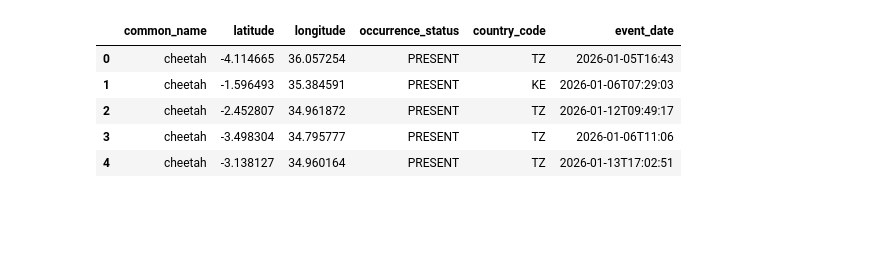
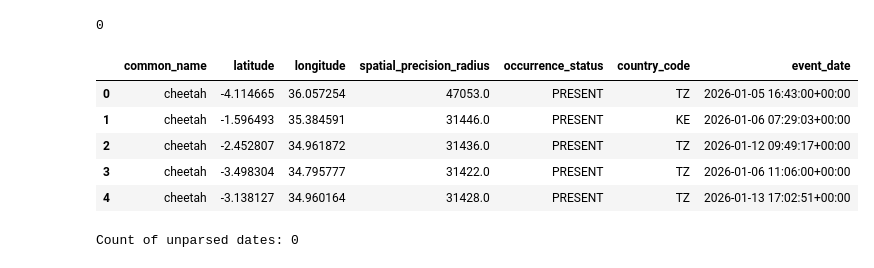
Before and after one commit to ptjuanramos/safari-ai-explorer-notebook, a Jupyter notebook: animals-sightnings/02_gbif_ocurrences.ipynb, the cells around one changed output. Saved outputs shown, nothing was run; the diff lists cells and outputs as text; code cells hidden in the pictures; blank space fills up the shorter version.

```diff
--- a/animals-sightnings/02_gbif_ocurrences.ipynb
+++ b/animals-sightnings/02_gbif_ocurrences.ipynb
@@ -51,24 +51,41 @@ for common_name, sci_name in TARGET_SPECIES.items():
     all_records.extend(records)
 
 df = pd.DataFrame(all_records)
+# %%
+nan_count = df["eventDate"].isna().sum()
+print(nan_count)
+# %% [output]
+0
 # %%
-df_simplified = df[["target_label", "decimalLatitude", "decimalLongitude", "occurrenceStatus", "countryCode", "eventDate"]]
+df_simplified = df[["target_label", "decimalLatitude", "decimalLongitude", "coordinateUncertaintyInMeters", "occurrenceStatus", "countryCode", "eventDate"]]
+
 df_simplified = df_simplified.rename(
     columns={
         "target_label": "common_name",
         "decimalLatitude": "latitude",
         "decimalLongitude": "longitude",
+        "coordinateUncertaintyInMeters": "spatial_precision_radius",
         "occurrenceStatus": "occurrence_status",
         "countryCode": "country_code",
         "eventDate": "event_date",
     }
 )
 
+df_simplified["event_date"] = pd.to_datetime(
+    df_simplified["event_date"], format="mixed", errors="coerce", utc=True
+)
+
 df_simplified.head()
 # %% [output]
-|  | common_name | latitude | longitude | occurrence_status | country_code | event_date |
-| 0 | cheetah | -4.114665 | 36.057254 | PRESENT | TZ | 2026-01-05T16:43 |
-| 1 | cheetah | -1.596493 | 35.384591 | PRESENT | KE | 2026-01-06T07:29:03 |
-| 2 | cheetah | -2.452807 | 34.961872 | PRESENT | TZ | 2026-01-12T09:49:17 |
-| 3 | cheetah | -3.498304 | 34.795777 | PRESENT | TZ | 2026-01-06T11:06 |
-| 4 | cheetah | -3.138127 | 34.960164 | PRESENT | TZ | 2026-01-13T17:02:51 |
+|  | common_name | latitude | longitude | spatial_precision_radius | occurrence_status | country_code | event_date |
+| 0 | cheetah | -4.114665 | 36.057254 | 47053.0 | PRESENT | TZ | 2026-01-05 16:43:00+00:00 |
+| 1 | cheetah | -1.596493 | 35.384591 | 31446.0 | PRESENT | KE | 2026-01-06 07:29:03+00:00 |
+| 2 | cheetah | -2.452807 | 34.961872 | 31436.0 | PRESENT | TZ | 2026-01-12 09:49:17+00:00 |
+| 3 | cheetah | -3.498304 | 34.795777 | 31422.0 | PRESENT | TZ | 2026-01-06 11:06:00+00:00 |
+| 4 | cheetah | -3.138127 | 34.960164 | 31428.0 | PRESENT | TZ | 2026-01-13 17:02:51+00:00 |
+# %%
+nat_indices = df_simplified[df_simplified["event_date"].isna()].index
+
+print(f"Count of unparsed dates: {len(nat_indices)}")
+# %% [output]
+Count of unparsed dates: 0
```
Also changed, not shown: parts of 12 cells of this notebook, 7 other files.
